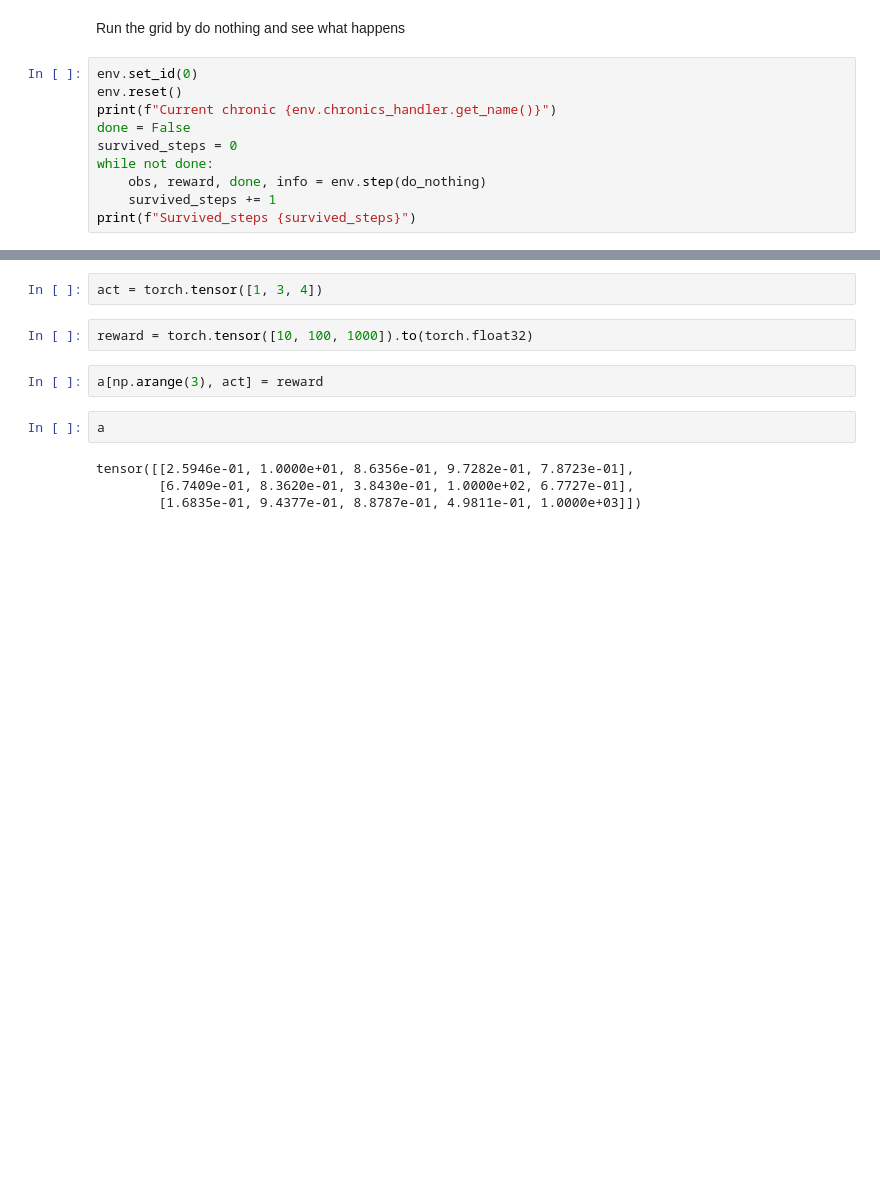
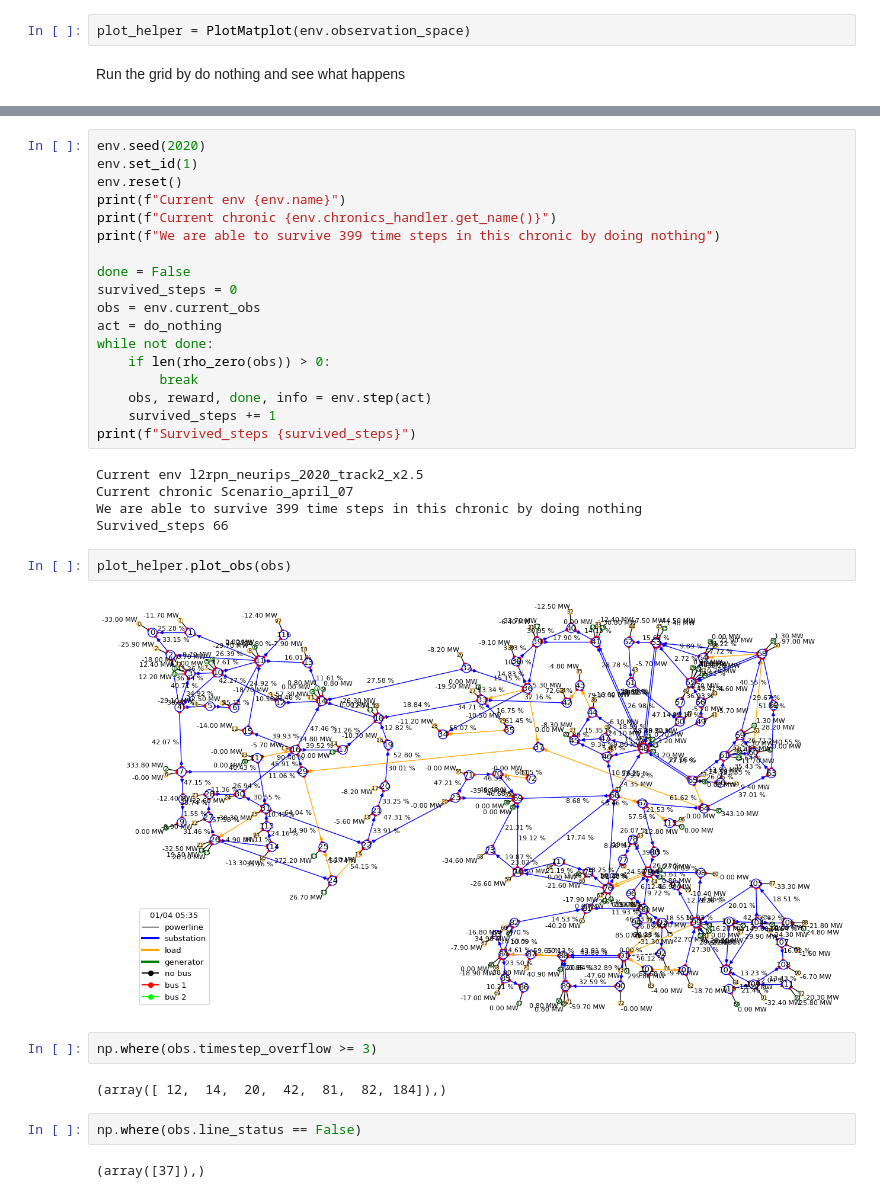
Before and after one commit to AlexTo/L2RPN, a Jupyter notebook: notebooks/misc.ipynb, the cells around one changed output, grey strips where cells are left out. Cells and saved outputs as stored; diff of their text form; blank space fills up the shorter version.

Commit message:
add random seed for the environment

```diff
--- a/notebooks/misc.ipynb
+++ b/notebooks/misc.ipynb
@@ -11,12 +15,4 @@ do_nothing = action_space({})
+# %%
+plot_helper = PlotMatplot(env.observation_space)
 # %% [markdown]
 Run the grid by do nothing and see what happens
-# %%
-env.set_id(0)
-env.reset()
-print(f"Current chronic {env.chronics_handler.get_name()}")
-done = False
-survived_steps = 0
-while not done:
-    obs, reward, done, info = env.step(do_nothing)
-    survived_steps += 1
-print(f"Survived_steps {survived_steps}")
@@ -196,12 +19,35 @@ a = torch.tensor(a).to(torch.float32)
-# %%
-act = torch.tensor([1, 3, 4])
-# %%
-reward = torch.tensor([10, 100, 1000]).to(torch.float32)
-# %%
-a[np.arange(3), act] = reward
-# %%
-a
-# %% [output]
-tensor([[2.5946e-01, 1.0000e+01, 8.6356e-01, 9.7282e-01, 7.8723e-01],
-        [6.7409e-01, 8.3620e-01, 3.8430e-01, 1.0000e+02, 6.7727e-01],
-        [1.6835e-01, 9.4377e-01, 8.8787e-01, 4.9811e-01, 1.0000e+03]])
+# %%
+env.seed(2020)
+env.set_id(1)
+env.reset()
+print(f"Current env {env.name}")
+print(f"Current chronic {env.chronics_handler.get_name()}")
+print(f"We are able to survive 399 time steps in this chronic by doing nothing")
+
+done = False
+survived_steps = 0
+obs = env.current_obs
+act = do_nothing
+while not done:
+    if len(rho_zero(obs)) > 0:
+        break
+    obs, reward, done, info = env.step(act)
+    survived_steps += 1
+print(f"Survived_steps {survived_steps}")
+# %% [output]
+Current env l2rpn_neurips_2020_track2_x2.5
+Current chronic Scenario_april_07
+We are able to survive 399 time steps in this chronic by doing nothing
+Survived_steps 66
+# %%
+plot_helper.plot_obs(obs)
+# %% [output]
+[figure, added]
+# %%
+np.where(obs.timestep_overflow >= 3)
+# %% [output]
+(array([ 12,  14,  20,  42,  81,  82, 184]),)
+# %%
+np.where(obs.line_status == False)
+# %% [output]
+(array([37]),)
```
Also changed, not shown: parts of 46 cells of this notebook, 1 other file.
